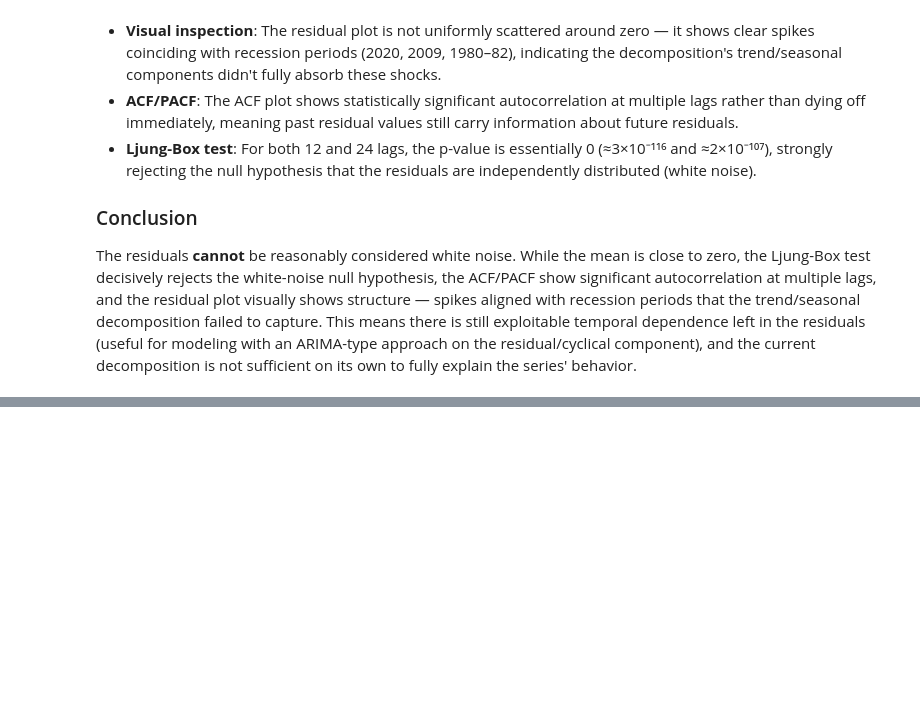
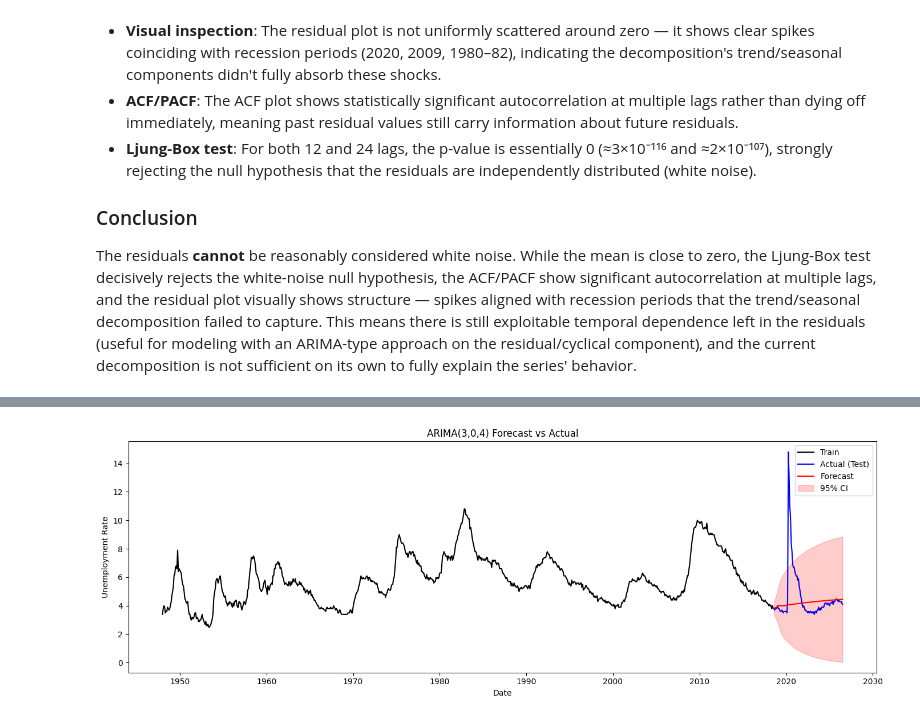
Before and after one commit to Amgad26/Time-Series, a Jupyter notebook: Code.ipynb, the cells around one changed output, grey strips where cells are left out. Saved outputs shown, nothing was run; the diff lists cells and outputs as text; code cells hidden in the pictures; blank space fills up the shorter version.

```diff
--- a/Code.ipynb
+++ b/Code.ipynb
@@ -315,0 +508,19 @@ The residuals **cannot** be reasonably considered white noise. While the mean is
+# %%
+forecast_result = arima_model.get_forecast(steps=len(test))
+forecast_mean = forecast_result.predicted_mean
+forecast_ci = forecast_result.conf_int(alpha=0.05)
+
+plt.figure(figsize=(14, 5))
+plt.plot(train.index, train, label="Train", color="black")
+plt.plot(test.index, test, label="Actual (Test)", color="blue")
+plt.plot(test.index, forecast_mean, label="Forecast", color="red")
+plt.fill_between(test.index, forecast_ci.iloc[:, 0], forecast_ci.iloc[:, 1],
+                  color="red", alpha=0.2, label="95% CI")
+plt.title("ARIMA(3,0,4) Forecast vs Actual")
+plt.xlabel("Date")
+plt.ylabel("Unemployment Rate")
+plt.legend()
+plt.tight_layout()
+plt.show()
+# %% [output]
+[figure, added]
```
Also changed, not shown: parts of 17 cells of this notebook.
